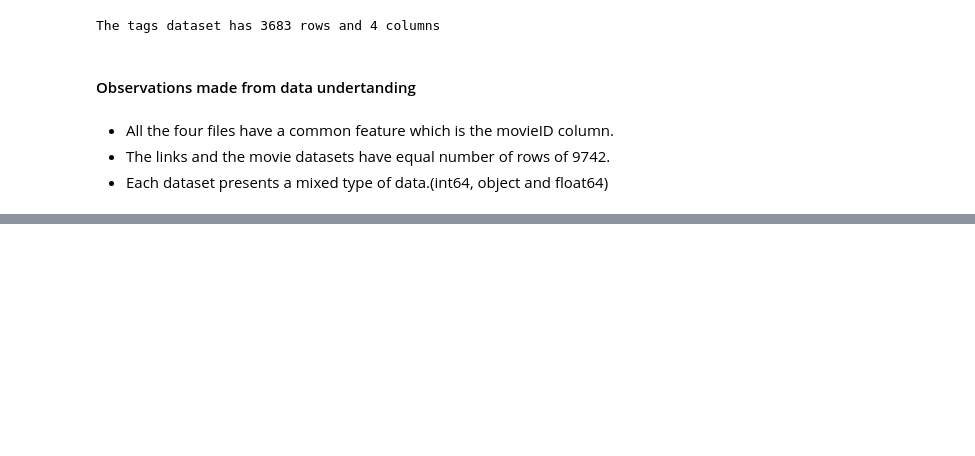
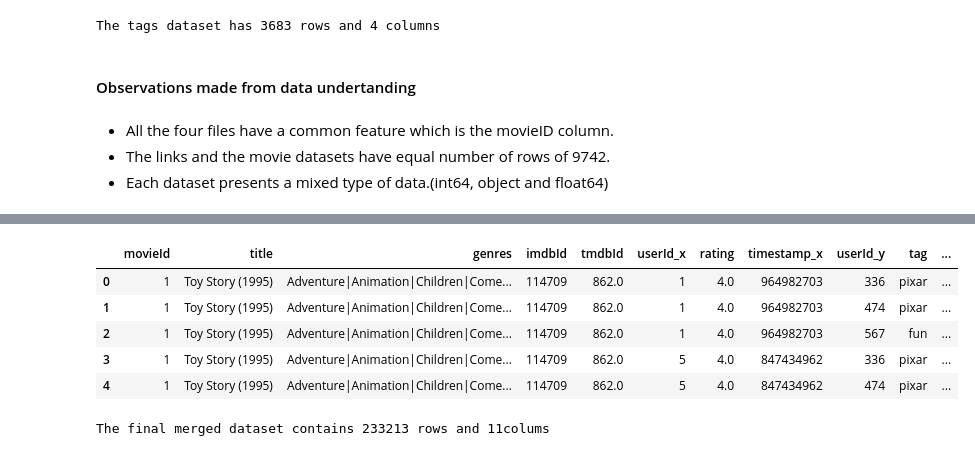
Before and after one commit to ruth-kitasi/Movielens-Recommendation-System, a Jupyter notebook: index.ipynb, the cells around one changed output, grey strips where cells are left out. Saved outputs shown, nothing was run; the diff lists cells and outputs as text; code cells hidden in the pictures; blank space fills up the shorter version.

```diff
--- a/index.ipynb
+++ b/index.ipynb
@@ -267,0 +294,18 @@ The tags dataset has 3683 rows and 4 columns
+# %%
+##Step 3: Merging the results of movies_linksrating_merged with the tags dataset.
+final_merge =  pd.merge(movies_links_ratings_merged, tags, on='movieId')
+final_merge.head()
+# %% [output]
+|  | movieId | title | genres | imdbId | tmdbId | userId_x | rating | timestamp_x | userId_y | tag | ... |
+| 0 | 1 | Toy Story (1995) | Adventure|Animation|Children|Come... | 114709 | 862.0 | 1 | 4.0 | 964982703 | 336 | pixar | ... |
+| 1 | 1 | Toy Story (1995) | Adventure|Animation|Children|Come... | 114709 | 862.0 | 1 | 4.0 | 964982703 | 474 | pixar | ... |
+| 2 | 1 | Toy Story (1995) | Adventure|Animation|Children|Come... | 114709 | 862.0 | 1 | 4.0 | 964982703 | 567 | fun | ... |
+| 3 | 1 | Toy Story (1995) | Adventure|Animation|Children|Come... | 114709 | 862.0 | 5 | 4.0 | 847434962 | 336 | pixar | ... |
+| 4 | 1 | Toy Story (1995) | Adventure|Animation|Children|Come... | 114709 | 862.0 | 5 | 4.0 | 847434962 | 474 | pixar | ... |
+# %%
+## Checking the number of rows and colums of our final merged dataset
+
+rows, colums = final_merge.shape
+print(f'The final merged dataset contains {rows} rows and {colums}colums')
+# %% [output]
+The final merged dataset contains 233213 rows and 11colums
```
Also changed, not shown: parts of 12 cells of this notebook.
